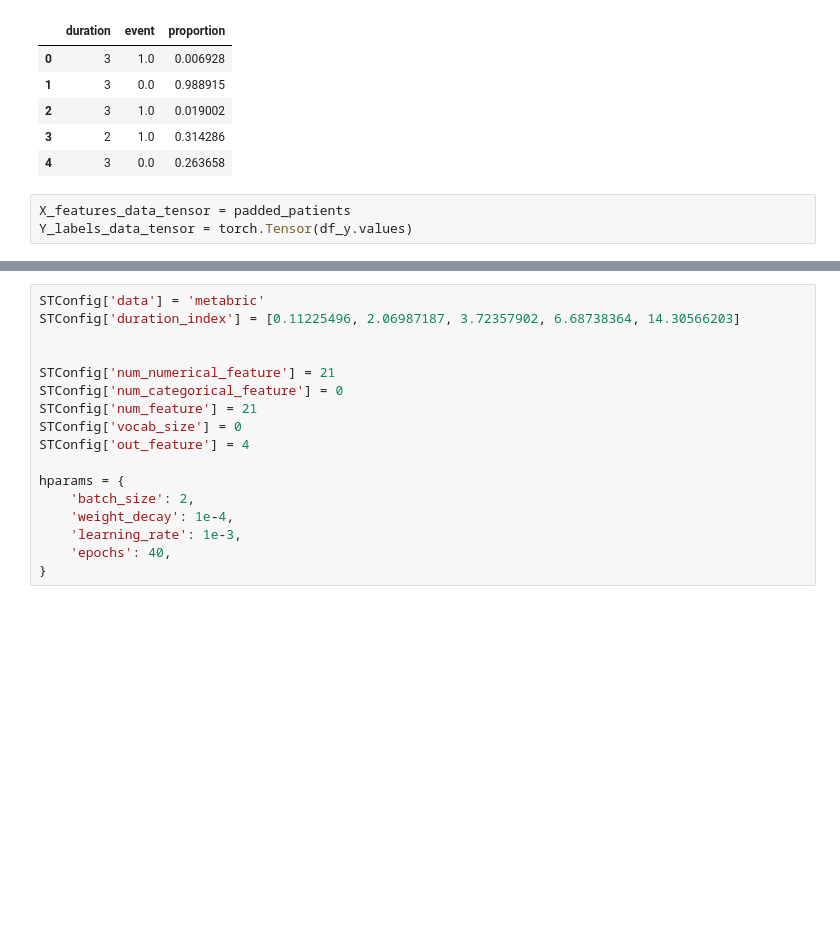
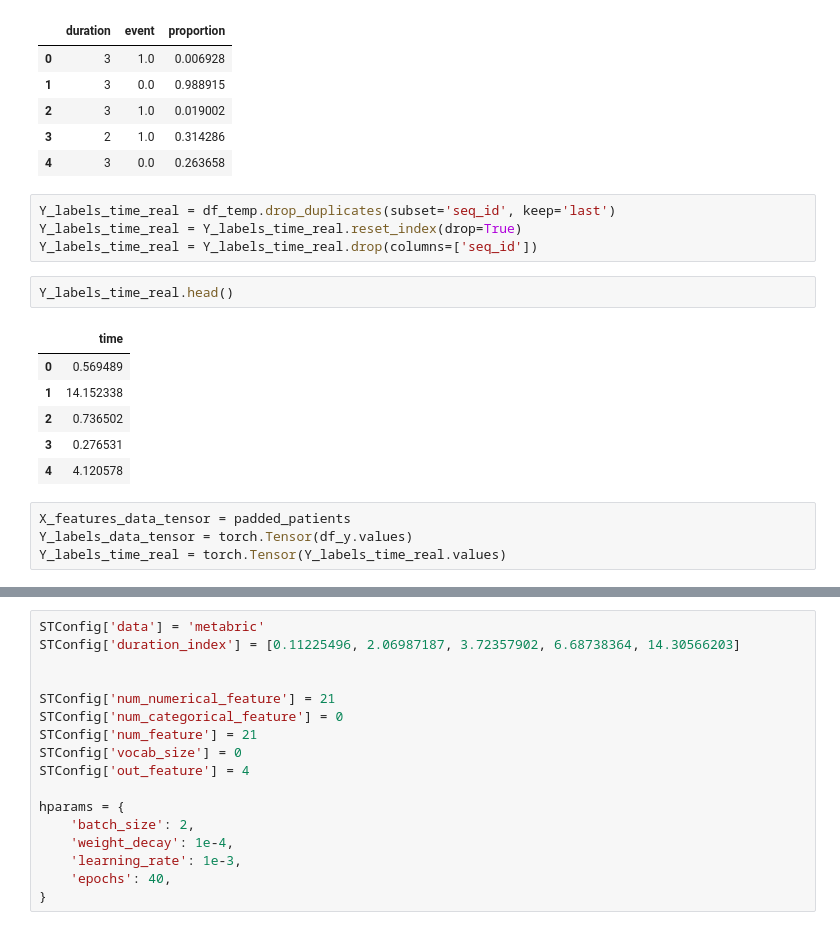
Before and after one commit to davidlee1102/Surtimesurvival, a Jupyter notebook: Tutorial/experiment_pbc2_training_inside_method.ipynb, the cells around one changed output, grey strips where cells are left out. Saved outputs shown, nothing was run; the diff lists cells and outputs as text; blank space fills up the shorter version.

```diff
--- a/Tutorial/experiment_pbc2_training_inside_method.ipynb
+++ b/Tutorial/experiment_pbc2_training_inside_method.ipynb
@@ -140,9 +140,23 @@ df_y.head()
 | 2 | 3 | 1.0 | 0.019002 |
 | 3 | 2 | 1.0 | 0.314286 |
 | 4 | 3 | 0.0 | 0.263658 |
+# %%
+Y_labels_time_real = df_temp.drop_duplicates(subset='seq_id', keep='last')
+Y_labels_time_real = Y_labels_time_real.reset_index(drop=True)
+Y_labels_time_real = Y_labels_time_real.drop(columns=['seq_id'])
+# %%
+Y_labels_time_real.head()
+# %% [output]
+|  | time |
+| 0 | 0.569489 |
+| 1 | 14.152338 |
+| 2 | 0.736502 |
+| 3 | 0.276531 |
+| 4 | 4.120578 |
 # %%
 X_features_data_tensor = padded_patients
 Y_labels_data_tensor = torch.Tensor(df_y.values)
+Y_labels_time_real = torch.Tensor(Y_labels_time_real.values)
 # %%
 import torch
 from torch.utils.data import TensorDataset
```
Also changed, not shown: parts of 22 cells of this notebook, 5 other files.
